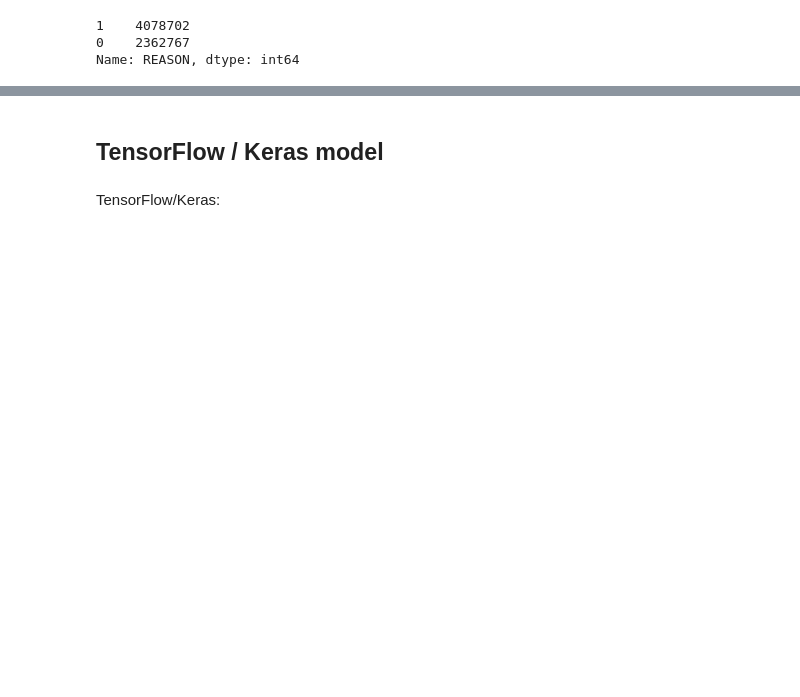
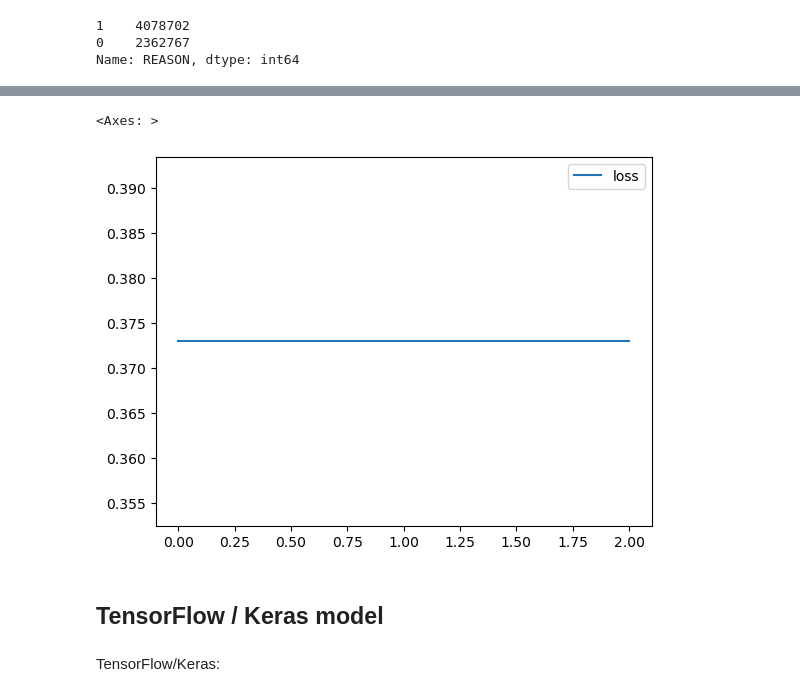
Before and after one commit to MWatkins87/House_of_Hope, a Jupyter notebook: MLP_and_TensorFlow_Keras_models/thood.ipynb, the cells around one changed output, grey strips where cells are left out. Cells and saved outputs as stored; diff of their text form; code cells hidden in the pictures; blank space fills up the shorter version.

```diff
--- a/MLP_and_TensorFlow_Keras_models/thood.ipynb
+++ b/MLP_and_TensorFlow_Keras_models/thood.ipynb
@@ -83,3 +137,8 @@ Name: REASON, dtype: int64
+# %%
+history_df.plot(y="loss")
+# %% [output]
+<Axes: >
+[figure, added]
 # %% [markdown]
 ## TensorFlow / Keras model
 # %% [markdown]
```
Also changed, not shown: parts of 16 cells of this notebook, 3 other files.
